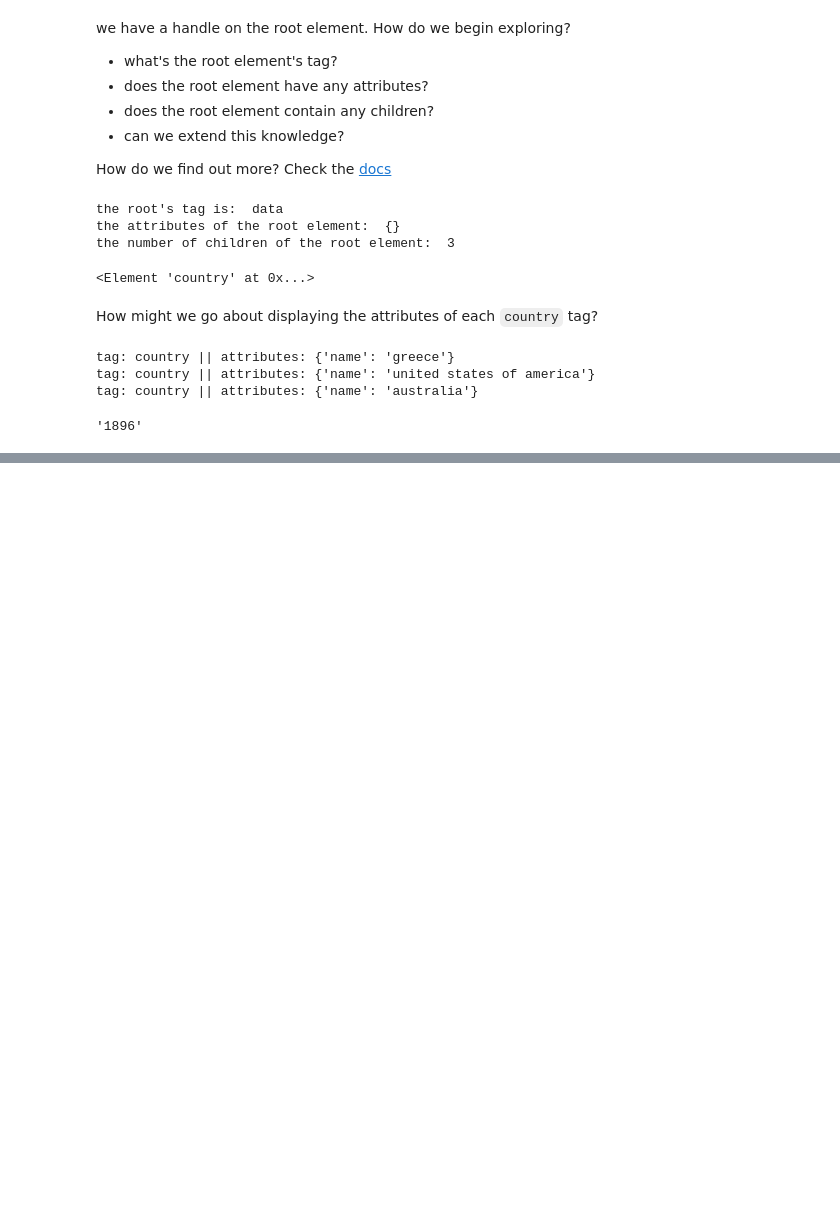
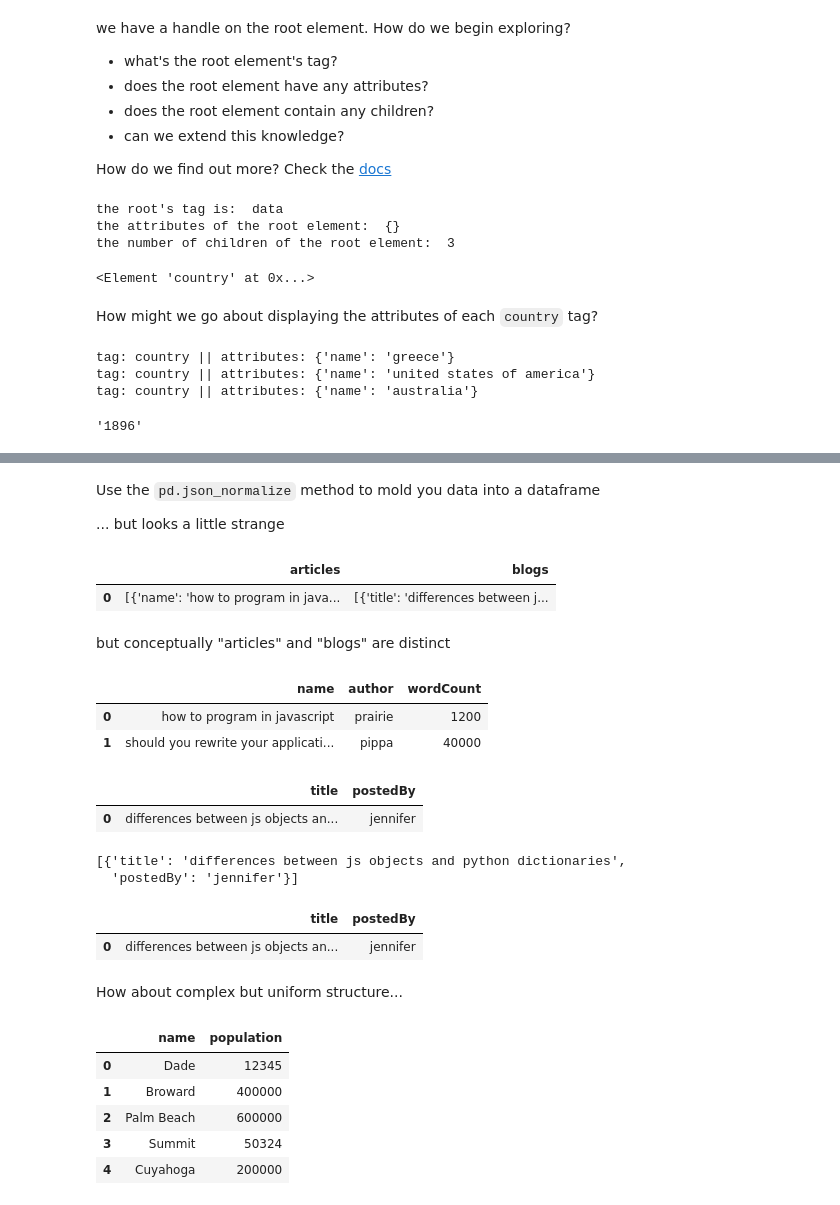
Before and after one commit to jcbain/lighthouse_lectures, a Jupyter notebook: data-science/w02d03_other_data_types/src/notebooks/data_types.ipynb, the cells around one changed output, grey strips where cells are left out. Cells and saved outputs as stored; diff of their text form; code cells hidden in the pictures; blank space fills up the shorter version.

```diff
--- a/data-science/w02d03_other_data_types/src/notebooks/data_types.ipynb
+++ b/data-science/w02d03_other_data_types/src/notebooks/data_types.ipynb
@@ -173,0 +266,35 @@ pd.read_json("../data/pizza.json")
+# %% [markdown]
+Use the `pd.json_normalize` method to mold you data into a dataframe
+
+... but looks a little strange
+# %%
+pd.json_normalize(content)
+# %% [output]
+|  | articles | blogs |
+| 0 | [{'name': 'how to program in java... | [{'title': 'differences between j... |
+# %% [markdown]
+but conceptually "articles" and "blogs" are distinct
+# %%
+pd.json_normalize(content, record_path="articles")
+# %% [output]
+|  | name | author | wordCount |
+| 0 | how to program in javascript | prairie | 1200 |
+| 1 | should you rewrite your applicati... | pippa | 40000 |
+# %%
+pd.json_normalize(content, record_path="blogs")
+# %% [output]
+|  | title | postedBy |
+| 0 | differences between js objects an... | jennifer |
+# %%
+blogs = content['blogs']
+blogs
+# %% [output]
+[{'title': 'differences between js objects and python dictionaries',
+  'postedBy': 'jennifer'}]
+# %%
+pd.json_normalize(blogs)
+# %% [output]
+|  | title | postedBy |
+| 0 | differences between js objects an... | jennifer |
+# %% [markdown]
+How about complex but uniform structure...
@@ -173,0 +324,9 @@ pd.read_json("../data/pizza.json")
+# %%
+pd.json_normalize(states, record_path="counties")
+# %% [output]
+|  | name | population |
+| 0 | Dade | 12345 |
+| 1 | Broward | 400000 |
+| 2 | Palm Beach | 600000 |
+| 3 | Summit | 50324 |
+| 4 | Cuyahoga | 200000 |
```
Also changed, not shown: parts of 11 cells of this notebook, 3 other files.
